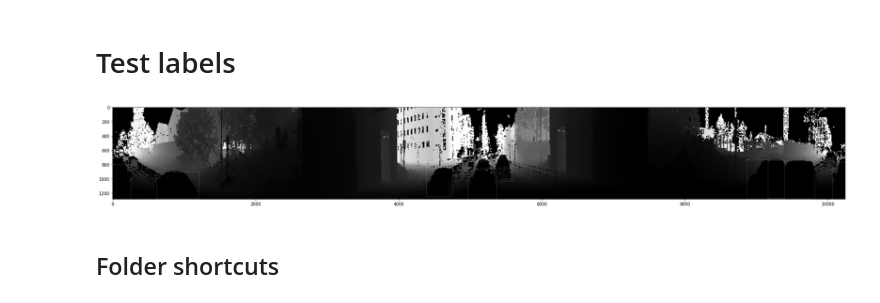
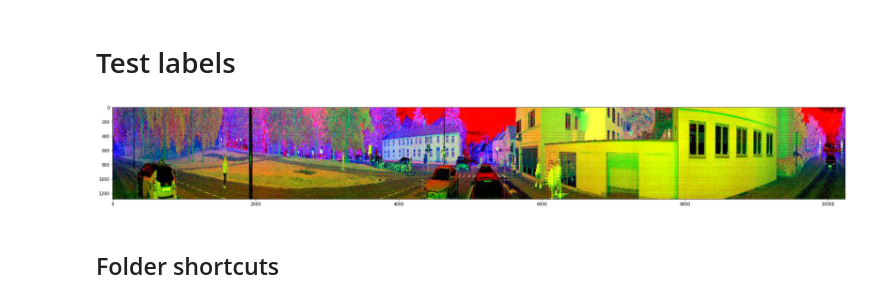
Before and after one commit to nicklasbekkevold/lidar-object-detection, a Jupyter notebook: notebooks/magnus.ipynb, the cells around one changed output. Drawn from its saved outputs; the diff is of its cells as text; code cells hidden in the pictures.

```diff
--- a/notebooks/magnus.ipynb
+++ b/notebooks/magnus.ipynb
@@ -36,7 +80,7 @@ import matplotlib.pyplot as plt
 Image.MAX_IMAGE_PIXELS = None
 plt.rcParams["figure.figsize"] = (40,4)
 
-annotations = [os.path.join('../../data/all_videos/labels', x) for x in os.listdir('../../data/all_videos/labels') if x[-3:] == "txt"]
+annotations = [os.path.join(f'../../data/{dataset_path}/labels', x) for x in os.listdir(f'../../data/{dataset_path}/labels') if x[-3:] == "txt"]
 
 class_name_to_id_mapping = {"car": 0, "truck": 1, "bus": 2, "motorcycle": 3, "bicycle": 4, "scooter": 5, "person": 6, "rider": 7}
 
@@ -59,34 +103,34 @@ def plot_bounding_box(image, annotation_list):
 
     for ann in transformed_annotations:
         obj_cls, x0, y0, x1, y1 = ann
         plotted_image.rectangle(((x0,y0), (x1,y1)))
 
         plotted_image.text((x0, y0 - 10), class_id_to_name_mapping[(int(obj_cls))])
 
     plt.imshow(np.array(image))
     plt.show()
 
 # Get any random annotation file
 annotation_file = random.choice(annotations)
 with open(annotation_file, "r") as file:
     annotation_list = file.read().split("\n")[:-1]
     annotation_list = [x.split(" ") for x in annotation_list]
     annotation_list = [[float(y) for y in x ] for x in annotation_list]
 
 #Get the corresponding image file
 image_file = annotation_file.replace("labels", "images").replace("txt", "jpg")
 assert os.path.exists(image_file)
 
 image = Image.open(image_file)
 # resize image and save
 half = 10
 image = image.resize( [int(half * s) for s in image.size] )
 
 
 #Plot the Bounding Box
 plot_bounding_box(image, annotation_list)
 # %% [output]
-[figure, old version]
+[figure, new version]
 # %% [markdown]
 ## Folder shortcuts
 # %%
```
Also changed, not shown: parts of 11 cells of this notebook.
